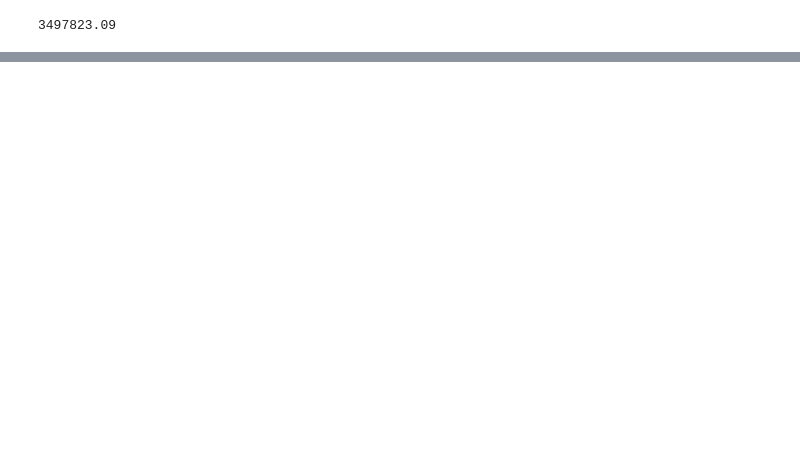
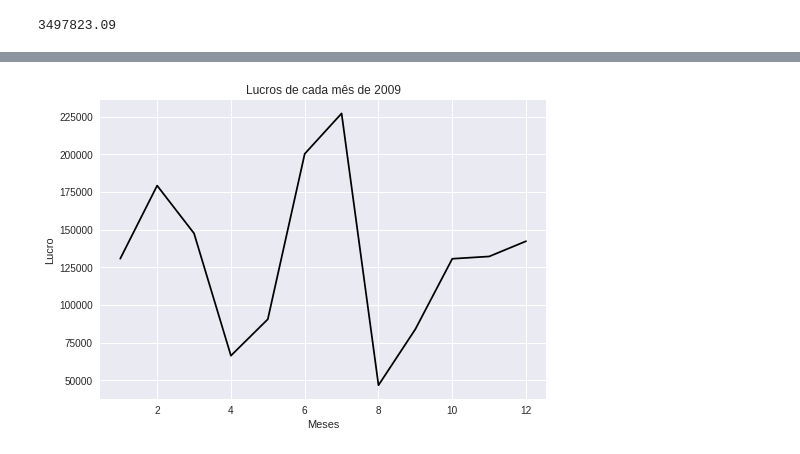
Before and after one commit to shl0mo/AnaliseDados_DIO-Pandas, a Jupyter notebook: AnaliseDados_DIO_Pandas.ipynb, the cells around one changed output, grey strips where cells are left out. Saved outputs shown, nothing was run; the diff lists cells and outputs as text; code cells hidden in the pictures; blank space fills up the shorter version.

```diff
--- a/AnaliseDados_DIO_Pandas.ipynb
+++ b/AnaliseDados_DIO_Pandas.ipynb
@@ -705,0 +764,4 @@ dtype: object
+# %%
+#Vendas do ano 2009:
+df_2009 = df[df['Data Venda'].dt.year == 2009]
+df_2009.sample(8)
@@ -705,0 +778,7 @@ dtype: object
+# %%
+#Gráfico de linhas relacionando o lucro de cada mês do ano 2009:
+df_2009.groupby(df_2009['Data Venda'].dt.month)['Lucro'].sum().plot(title='Lucros de cada mês de 2009', color='black')
+plt.xlabel('Meses')
+plt.ylabel('Lucro');
+# %% [output]
+[figure, added]
```
Also changed, not shown: parts of 12 cells of this notebook.
